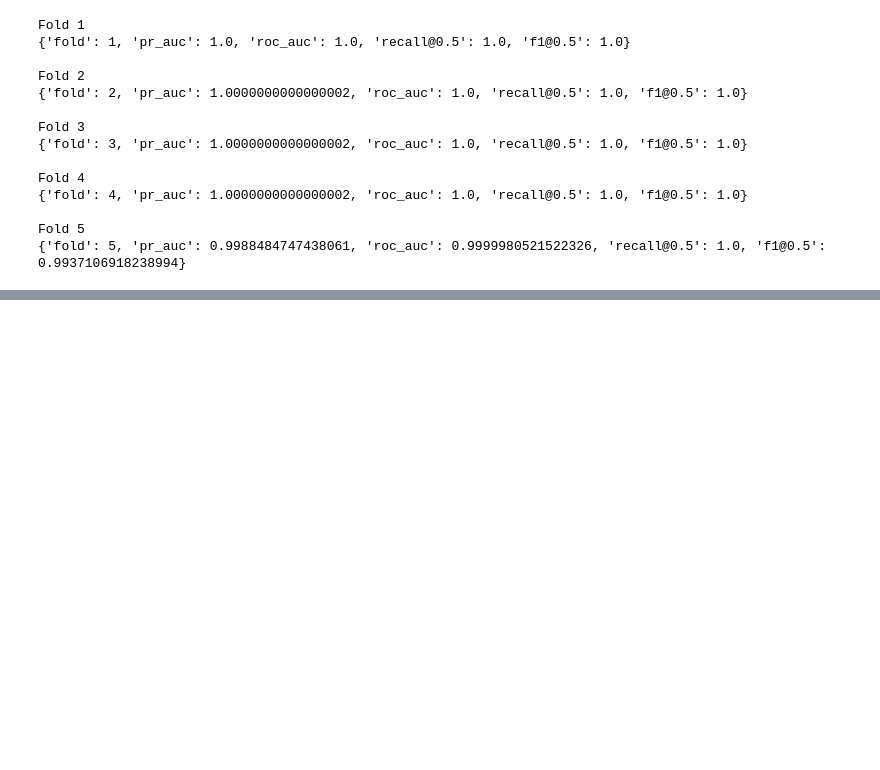
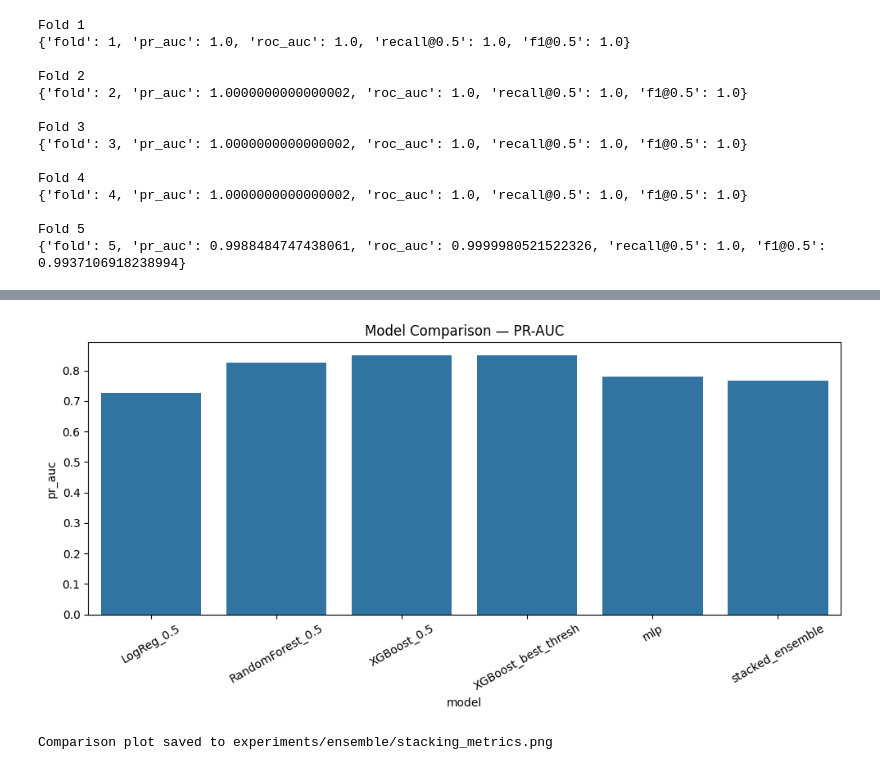
Before and after one commit to parthtiwari-dev/Fraud-Risk-Intelligence-System, a Jupyter notebook: notebooks/06_stacking_ensemble.ipynb, the cells around one changed output, grey strips where cells are left out. Cells and saved outputs as stored; diff of their text form; code cells hidden in the pictures; blank space fills up the shorter version.

```diff
--- a/notebooks/06_stacking_ensemble.ipynb
+++ b/notebooks/06_stacking_ensemble.ipynb
@@ -273,0 +690,3 @@ cv_results
+# %%
+train["xgb_oof_proba"] = xgb_oof_proba
+test["xgb_oof_proba"]  = xgb_test_proba
@@ -273,0 +948,2 @@ cv_results
+# %%
+y_test = y_meta_test.values
@@ -273,0 +1001,7 @@ cv_results
+# %%
+best_row = threshold_df.loc[threshold_df["total_cost"].idxmin()]
+FINAL_THRESHOLD = float(best_row["threshold"])
+
+print("Final threshold selected:", FINAL_THRESHOLD)
+print("Associated metrics:")
+print(best_row)
@@ -273,0 +1082,17 @@ cv_results
+# %%
+comp_path = "../experiments/metrics/model_comparison.csv"
+comparison = pd.read_csv(comp_path)
+
+# Add final ensemble row
+ensemble_row = pd.DataFrame([{
+    "model": "stacked_ensemble",
+    "pr_auc": pr_auc,
+    "roc_auc": roc_auc,
+    "recall": recall,
+    "f1": f1,
+    "total_cost": total_cost
+}])
+
+comparison = pd.concat([comparison, ensemble_row], ignore_index=True)
+
+comparison
@@ -273,0 +1109,18 @@ cv_results
+# %%
+# Plot PR-AUC comparison
+plt.figure(figsize=(10, 5))
+sns.barplot(data=comparison, x="model", y="pr_auc")
+plt.title("Model Comparison — PR-AUC")
+plt.xticks(rotation=30)
+plt.tight_layout()
+
+OUT_DIR = Path("../experiments/ensemble")
+OUT_DIR.mkdir(parents=True, exist_ok=True)
+
+plt.savefig(OUT_DIR / "stacking_metrics.png", dpi=300)
+plt.show()
+
+print("Comparison plot saved to experiments/ensemble/stacking_metrics.png")
+# %% [output]
+[figure, added]
+Comparison plot saved to experiments/ensemble/stacking_metrics.png
```
Also changed, not shown: parts of 61 cells of this notebook, 5 other files.
